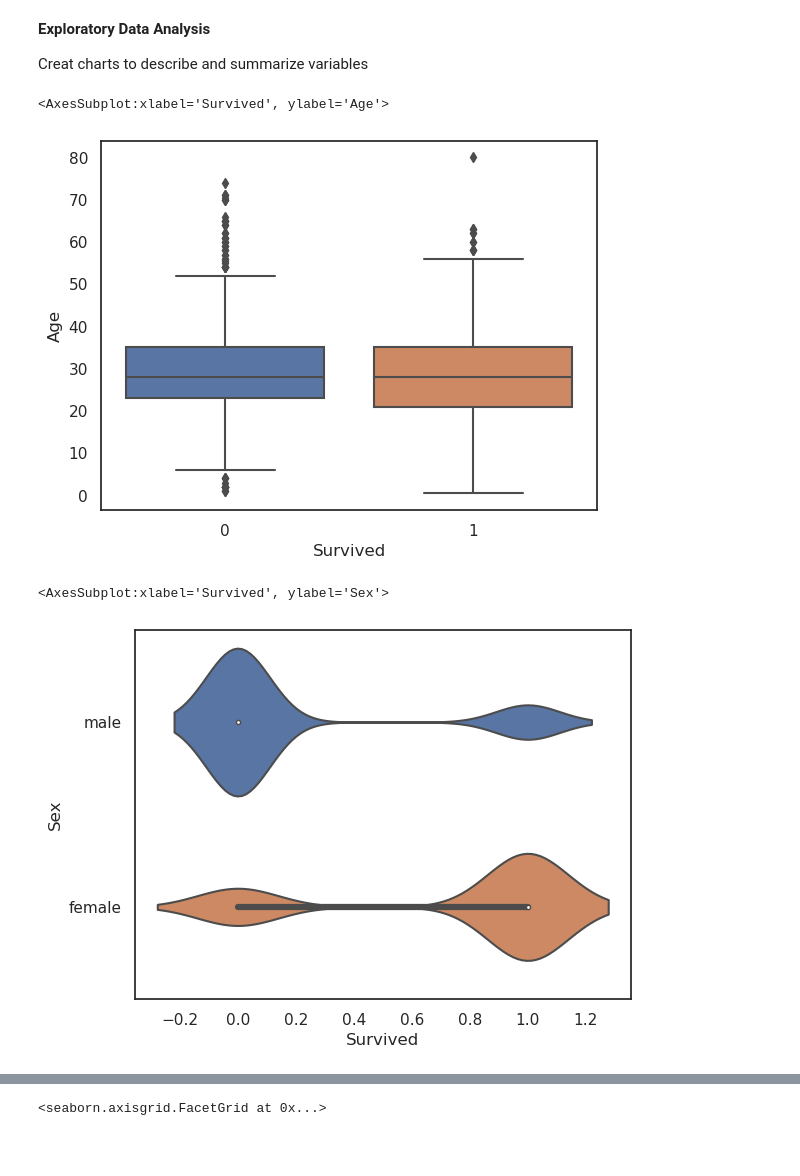
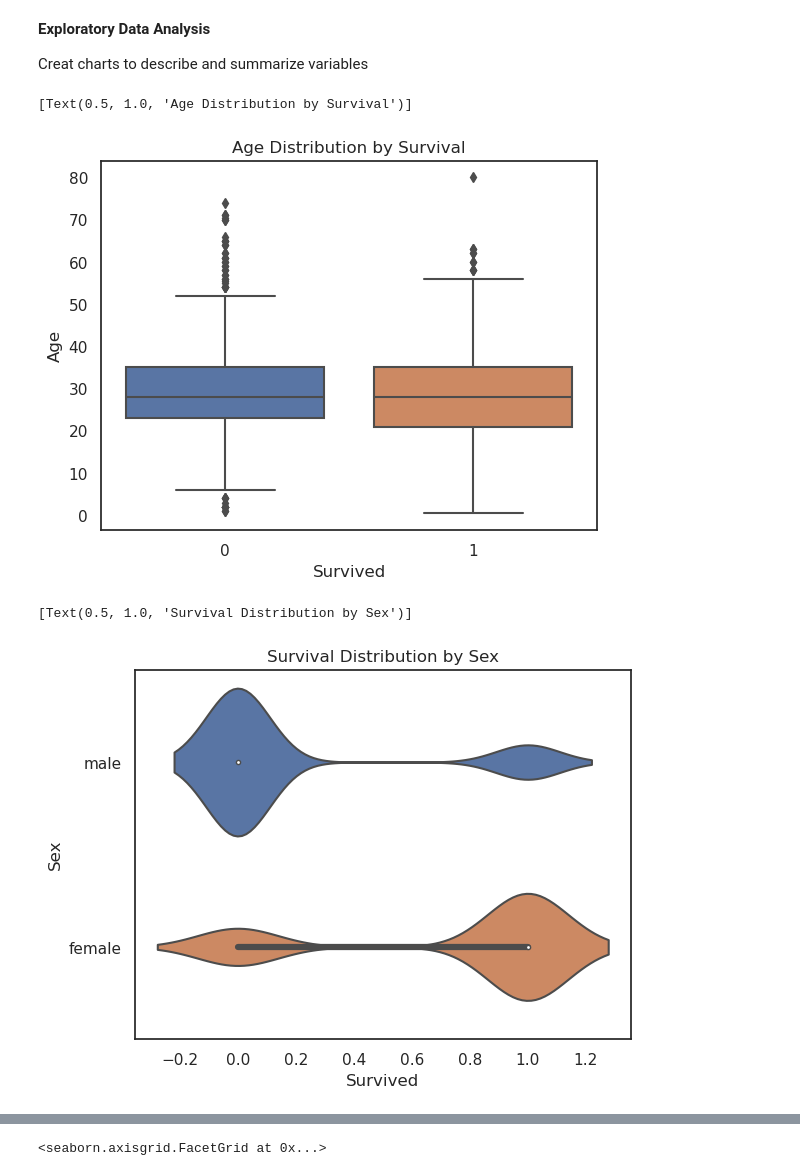
Before and after one commit to yuecao1108/Predicting-Titanic-Passenger-Survival, a Jupyter notebook: predicting-titanic-passenger-survival.ipynb, the cells around one changed output, grey strips where cells are left out. Drawn from its saved outputs; the diff is of its cells as text; code cells hidden in the pictures; blank space fills up the shorter version.

```diff
--- a/predicting-titanic-passenger-survival.ipynb
+++ b/predicting-titanic-passenger-survival.ipynb
@@ -173,15 +173,15 @@ train1_x_dummy, test1_x_dummy, train1_y_dummy, test1_y_dummy = model_selection.t
 Creat charts to describe and summarize variables
 # %%
 #box plot on Age
-sns.boxplot(x="Survived", y="Age", data=train)
+sns.boxplot(x="Survived", y="Age", data=train).set(title='Age Distribution by Survival')
 # %% [output]
-<AxesSubplot:xlabel='Survived', ylabel='Age'>
+[Text(0.5, 1.0, 'Age Distribution by Survival')]
-[figure, old version]
+[figure, new version]
 # %%
 #violin plot on Sex
-sns.violinplot(x="Survived", y="Sex", data=train, size=6)
+sns.violinplot(x="Survived", y="Sex", data=train, size=6).set(title='Survival Distribution by Sex')
 # %% [output]
-<AxesSubplot:xlabel='Survived', ylabel='Sex'>
+[Text(0.5, 1.0, 'Survival Distribution by Sex')]
-[figure, old version]
+[figure, new version]
 # %%
 #violin plot on Embarked
```
Also changed, not shown: parts of 4 cells of this notebook.
